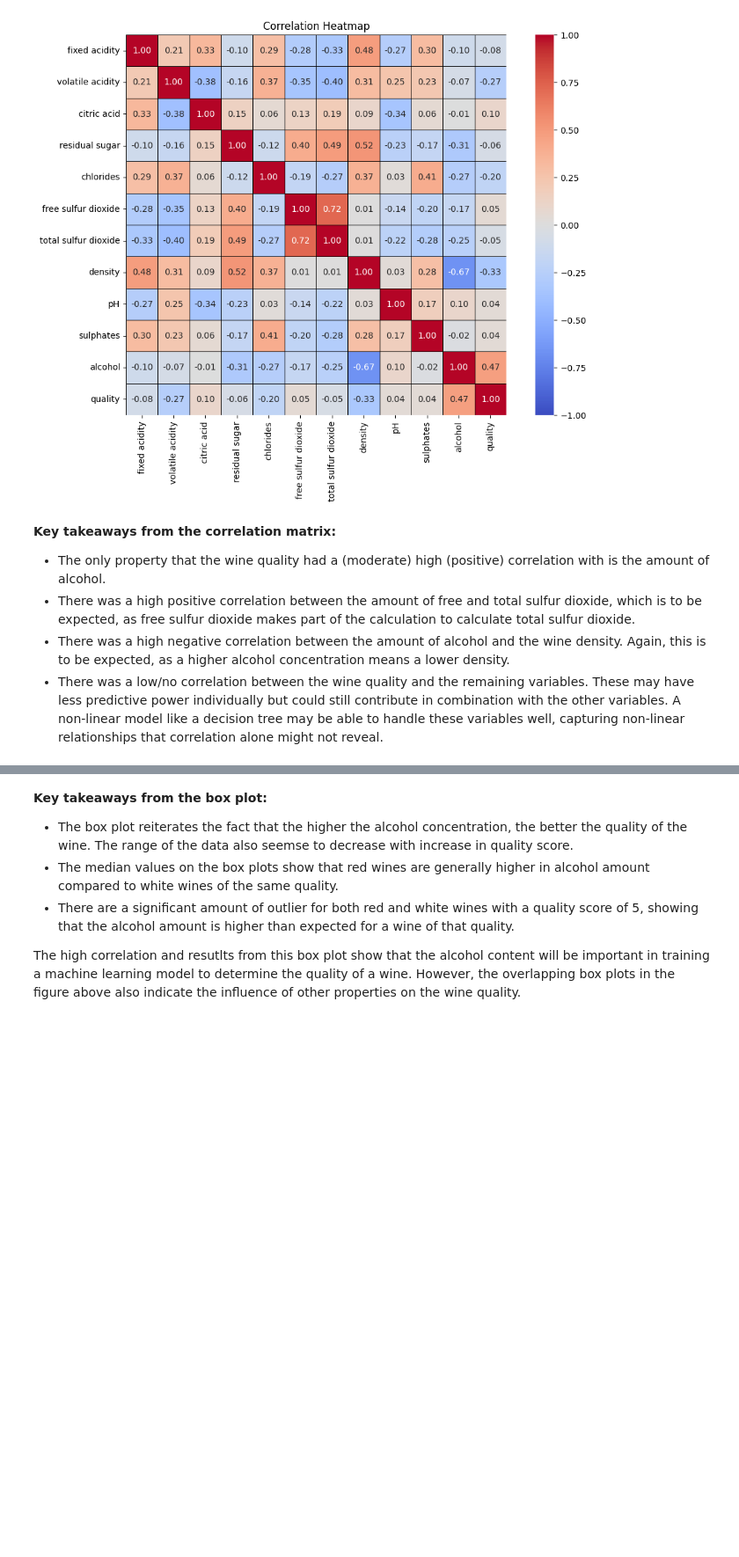
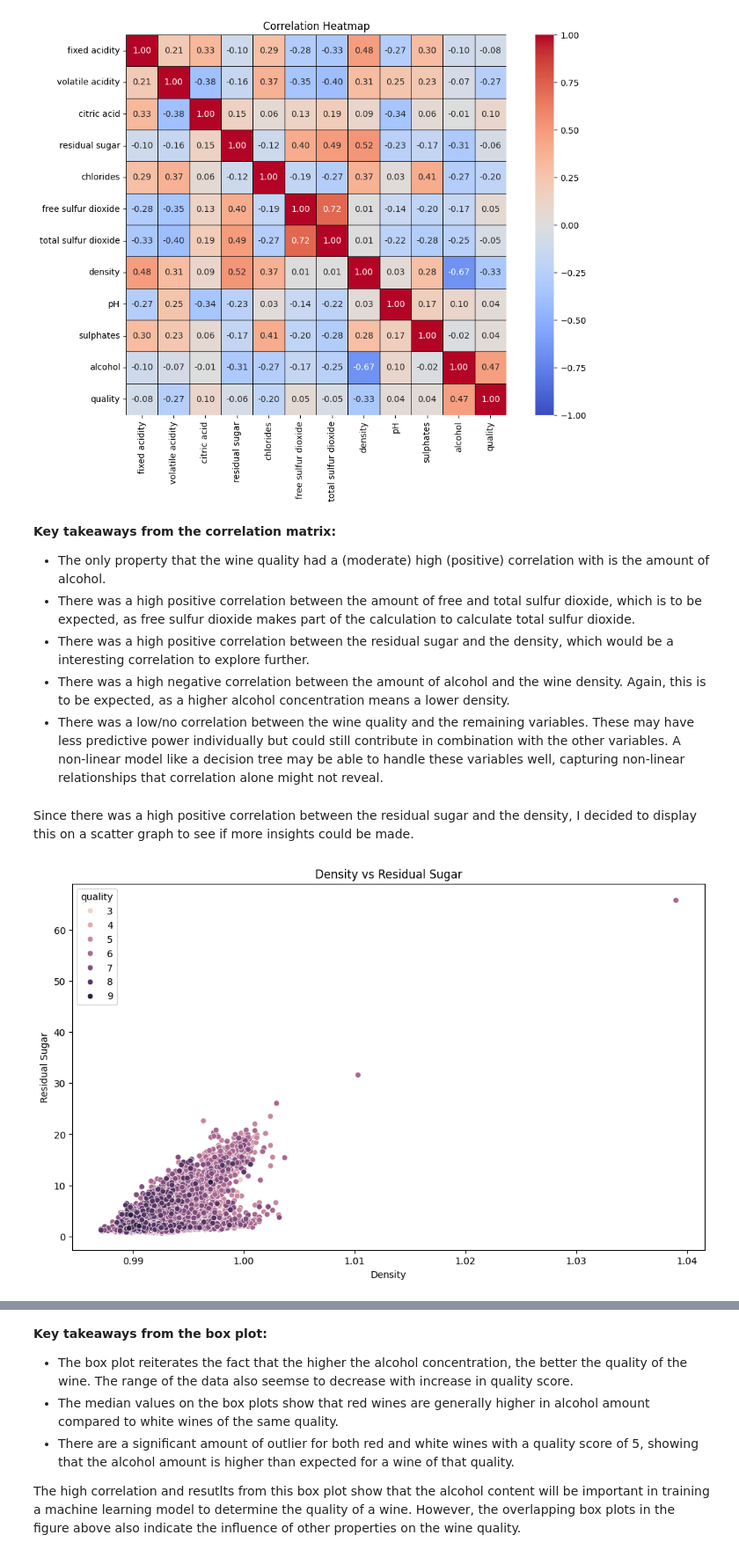
Before and after one commit to larasacodes/ML_Project_LaraAmusan, a Jupyter notebook: Wine_Quality_Predictor_LaraAmusan.ipynb, the cells around one changed output, grey strips where cells are left out. Shown at 88% size. Cells and saved outputs as stored; diff of their text form; code cells hidden in the pictures; blank space fills up the shorter version.

```diff
--- a/Wine_Quality_Predictor_LaraAmusan.ipynb
+++ b/Wine_Quality_Predictor_LaraAmusan.ipynb
@@ -371,5 +383,19 @@ plt.show()
 **Key takeaways from the correlation matrix:**
 * The only property that the wine quality had a (moderate) high (positive) correlation with is the amount of alcohol.
 * There was a high positive correlation between the amount of free and total sulfur dioxide, which is to be expected, as free sulfur dioxide makes part of the calculation to calculate total sulfur dioxide.
+* There was a high positive correlation between the residual sugar and the density, which would be a interesting correlation to explore further.
 * There was a high negative correlation between the amount of alcohol and the wine density. Again, this is to be expected, as a higher alcohol concentration means a lower density.
 * There was a low/no correlation between the wine quality and the remaining variables. These may have less predictive power individually but could still contribute in combination with the other variables. A non-linear model like a decision tree may be able to handle these variables well, capturing non-linear relationships that correlation alone might not reveal.
+# %% [markdown]
+Since there was a high positive correlation between the residual sugar and the density, I decided to display this on a scatter graph to see if more insights could be made.
+# %%
+# Plotting a scatter plot
+
+plt.figure(figsize=(12,7))
+sns.scatterplot(x='density',y='residual sugar',data=cleaned_wine_data, hue = cleaned_wine_data['quality'])
+plt.title('Density vs Residual Sugar')
+plt.xlabel('Density')
+plt.ylabel('Residual Sugar')
+plt.show()
+# %% [output]
+[figure, added]
```
Also changed, not shown: parts of 22 cells of this notebook.
